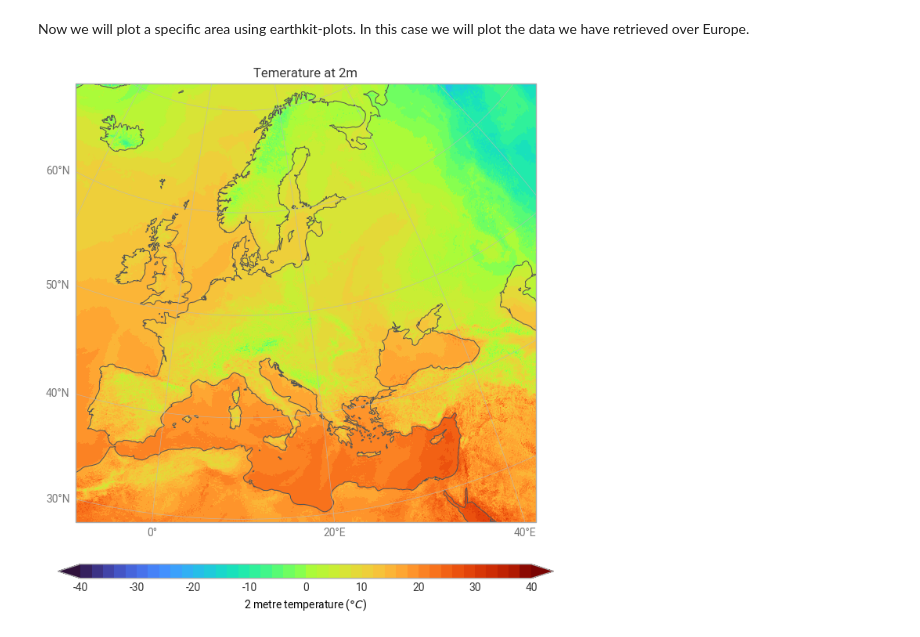
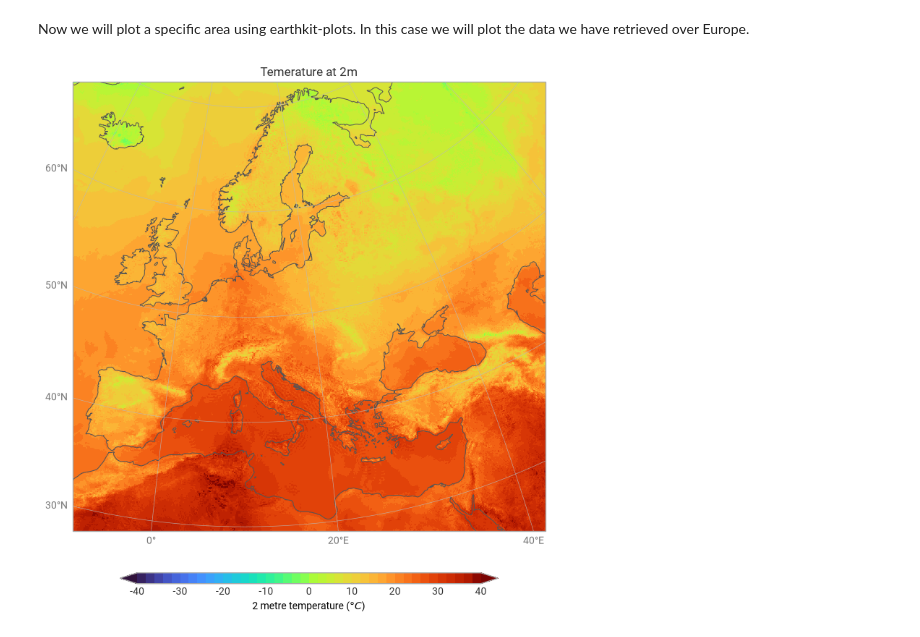
Before and after one commit to destination-earth-digital-twins/polytope-examples, a Jupyter notebook: extremes-dt/full-field/extremes-dt-earthkit-example-domain.ipynb, the cells around one changed output. Saved outputs shown, nothing was run; the diff lists cells and outputs as text; code cells hidden in the pictures.

```diff
--- a/extremes-dt/full-field/extremes-dt-earthkit-example-domain.ipynb
+++ b/extremes-dt/full-field/extremes-dt-earthkit-example-domain.ipynb
@@ -89,15 +89,15 @@ Now we will plot a specific area using earthkit-plots. In this case we will plot
 # %%
 chart = earthkit.plots.Map(domain="Europe")
 chart.grid_cells(
-    data_interpolated[0],
+    data_latlon[0],
     colors="turbo",
-    auto_style=True,
+    style="auto",
     units="celsius"
 )
 chart.legend()
 chart.title("Temerature at 2m")
 chart.coastlines()
 chart.gridlines()
 chart.show()
 # %% [output]
-[figure, old version]
+[figure, new version]
```
Also changed, not shown: parts of 2 cells of this notebook, 6 other files.
